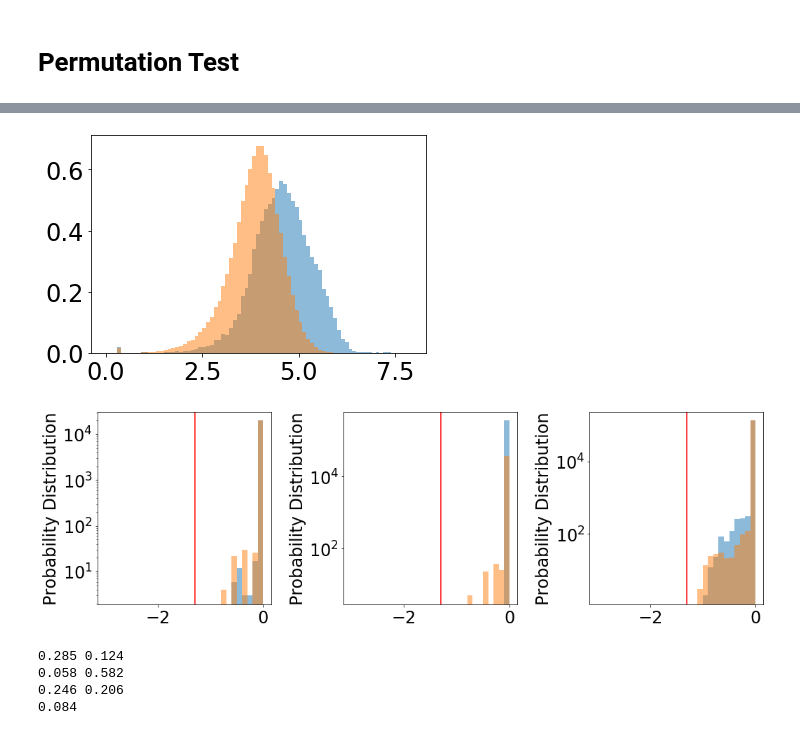
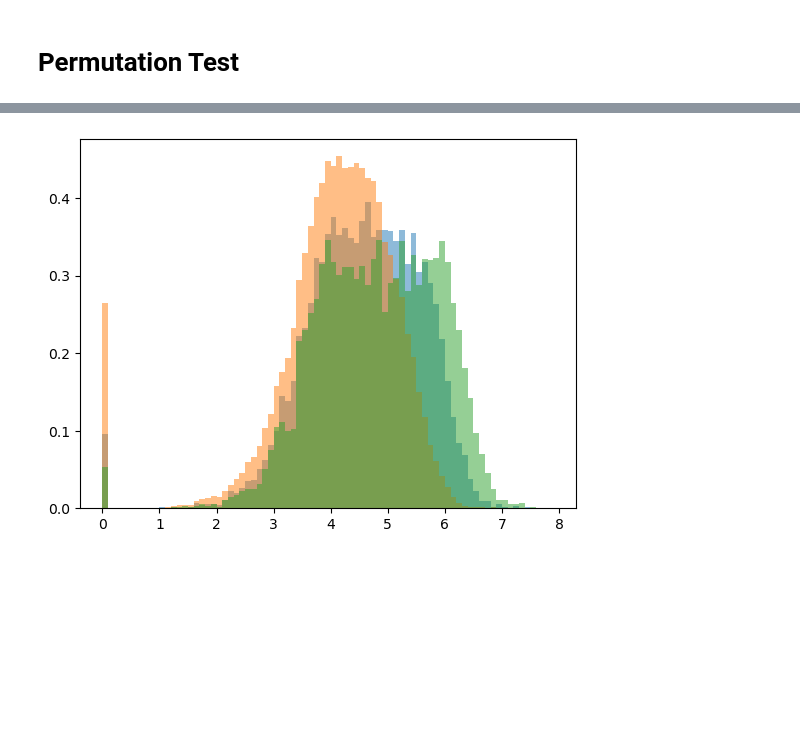
Before and after one commit to kpaskov/SibpairLinkage, a Jupyter notebook: analysis/Experimenting-With-Stats.ipynb, the cells around one changed output, grey strips where cells are left out. Drawn from its saved outputs; the diff is of its cells as text; code cells hidden in the pictures; blank space fills up the shorter version.

```diff
--- a/analysis/Experimenting-With-Stats.ipynb
+++ b/analysis/Experimenting-With-Stats.ipynb
@@ -74,13 +158,13 @@ print(np.min(z_anc, axis=0))
 # %%
 plt.hist(np.log10(intervals0[1, :]-intervals0[0, :]),
          bins=np.arange(0, 8, 0.1), alpha=0.5, density=True)
-#plt.hist(np.log10(intervals3[1, :]-intervals3[0, :]),
-#         bins=np.arange(0, 8, 0.1), alpha=0.5, density=True)
+plt.hist(np.log10(intervals1[1, :]-intervals1[0, :]),
+         bins=np.arange(0, 8, 0.1), alpha=0.5, density=True)
 plt.hist(np.log10(intervals2[1, :]-intervals2[0, :]),
          bins=np.arange(0, 8, 0.1), alpha=0.5, density=True)
 plt.show()
 # %% [output]
-[figure, old version]
+[figure, new version]
 # %%
 with open('../data/chrom_lengths38.json', 'r') as f:
     chrom_lengths = json.load(f)
@@ -92,46 +176,3 @@ x1 = np.array([offset[int(ch)]+p for ch, p in zip(chroms1, intervals1[0, :])])
 x2 = np.array([offset[int(ch)]+p for ch, p in zip(chroms2, intervals2[0, :])])
 #x3 = np.array([offset[int(ch)]+p for ch, p in zip(chroms3, intervals3[0, :])])
 #x4 = np.array([offset[int(ch)]+p for ch, p in zip(chroms4, intervals4[0, :])])
-# %%
-plt.figure(figsize=(15, 5))
-
-bins = np.arange(-3, 0.1, 0.1)
-
-plt.subplot(1, 3, 1)
-plt.hist(np.clip(np.log10(z0), -3, None), alpha=0.5, bins=bins, log=True)
-#plt.hist(np.clip(np.log10(z0_mat), -3, None), alpha=0.5, bins=bins, log=True)
-#plt.hist(np.clip(np.log10(z0_pat), -3, None), alpha=0.5, bins=bins, log=True)
-plt.hist(np.clip(np.log10(z0_cross), -3, None), alpha=0.5, bins=bins, log=True)
-plt.axvline(np.log10(0.05), color='red')
-plt.ylabel('Probability Distribution')
-
-plt.subplot(1, 3, 2)
-plt.hist(np.clip(np.log10(z1), -3, None), alpha=0.5, bins=bins, log=True)
-#plt.hist(np.clip(np.log10(z1_mat), -3, None), alpha=0.5, bins=bins, log=True)
-#plt.hist(np.clip(np.log10(z1_pat), -3, None), alpha=0.5, bins=bins, log=True)
-plt.hist(np.clip(np.log10(z1_cross), -3, None), alpha=0.5, bins=bins, log=True)
-plt.axvline(np.log10(0.05), color='red')
-plt.ylabel('Probability Distribution')
-
-plt.subplot(1, 3, 3)
-plt.hist(np.clip(np.log10(z2), -3, None), alpha=0.5, bins=bins, log=True)
-#plt.hist(np.clip(np.log10(z2_mat), -3, None), alpha=0.5, bins=bins, log=True)
-#plt.hist(np.clip(np.log10(z2_pat), -3, None), alpha=0.5, bins=bins, log=True)
-plt.hist(np.clip(np.log10(z2_cross), -3, None), alpha=0.5, bins=bins, log=True)
-plt.axvline(np.log10(0.05), color='red')
-plt.ylabel('Probability Distribution')
-
-plt.tight_layout()
-plt.show()
-# %% [output]
-[figure, removed]
-# %%
-print(np.min(z0), np.min(z2))
-print(np.min(z0_mat), np.min(z2_mat))
-print(np.min(z0_pat), np.min(z2_pat))
-print(np.min(z2_cross))
-# %% [output]
-0.285 0.124
-0.058 0.582
-0.246 0.206
-0.084
```
Also changed, not shown: parts of 85 cells of this notebook, 4 other files.
